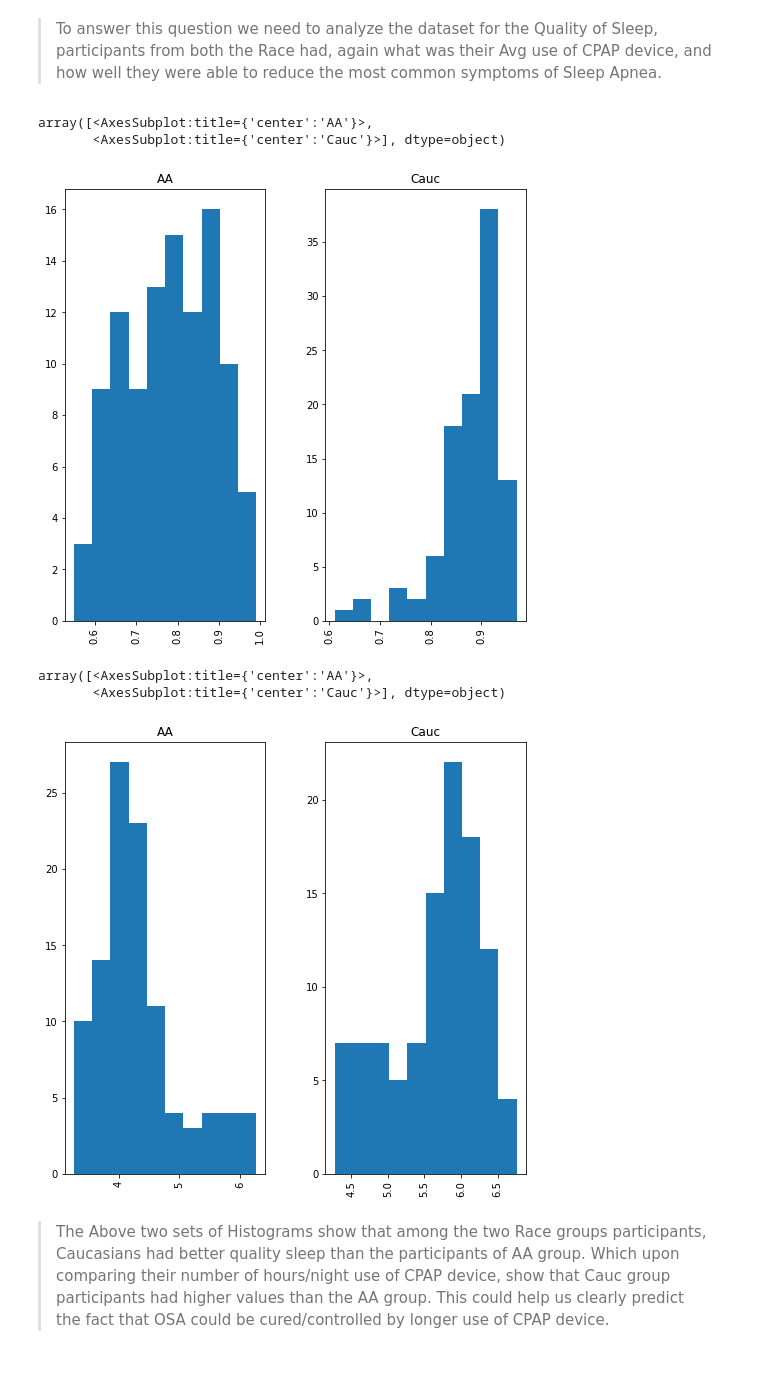
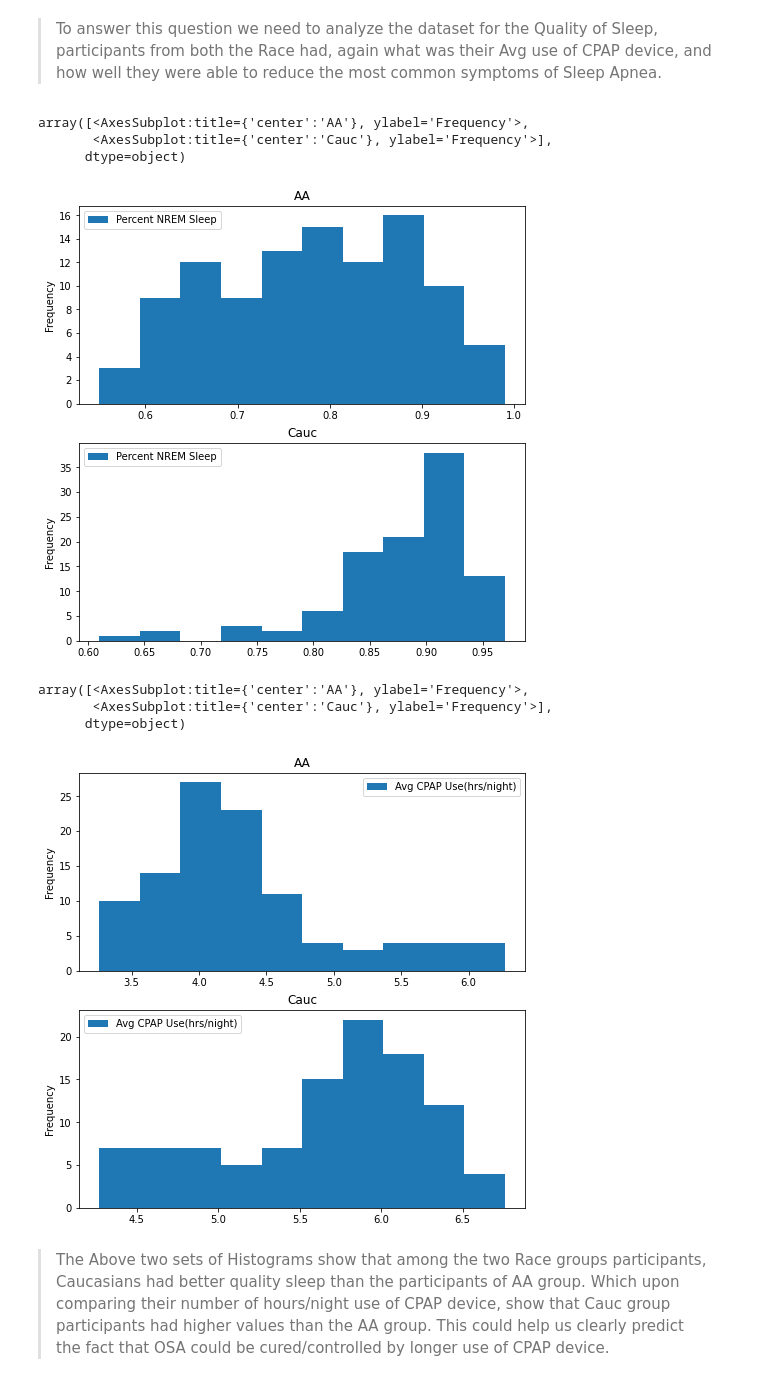
Before and after one commit to ashwinibhatt85/sleepapneastudy, a Jupyter notebook: sleepapneaanalysis2022.ipynb, the cells around one changed output. Drawn from its saved outputs; the diff is of its cells as text; code cells hidden in the pictures.

```diff
--- a/sleepapneaanalysis2022.ipynb
+++ b/sleepapneaanalysis2022.ipynb
@@ -243,7 +243,7 @@ Fresh      86
 Name: Type of Meals, dtype: int64
 # %%
 # Replace all 'A' in the 'Lifestyle' column to the value 'Active' and all 'S' to the value 'Sedentary'
-df["Lifestyle"] = df["Lifestyle"].replace('Activective', 'Active', regex=True)
-df["Lifestyle"] = df["Lifestyle"].replace('Sedentaryedentary', 'Sedentary', regex=True)
+df["Lifestyle"] = df["Lifestyle"].replace('A', 'Active', regex=True)
+df["Lifestyle"] = df["Lifestyle"].replace('S', 'Sedentary', regex=True)
 df["Lifestyle"].value_counts()
 # %% [output]
@@ -647,18 +654,20 @@ Question 3:  Can it be cured or even controlled over time by proper therapy(CPAP
 > To answer this question we need to analyze the dataset for the Quality of Sleep, participants from both the Race had, again what was their Avg use of CPAP device, and how well they were able to reduce the most common symptoms of Sleep Apnea.
 # %%
 #"Race", "Percent NREM Sleep"
-df.hist(column=["Percent NREM Sleep"],by="Race", figsize=(8,8))
+df.plot.hist(column=["Percent NREM Sleep"],by="Race", figsize=(8,8))
 # %% [output]
-array([<AxesSubplot:title={'center':'AA'}>,
-       <AxesSubplot:title={'center':'Cauc'}>], dtype=object)
+array([<AxesSubplot:title={'center':'AA'}, ylabel='Frequency'>,
+       <AxesSubplot:title={'center':'Cauc'}, ylabel='Frequency'>],
+      dtype=object)
-[figure, old version]
+[figure, new version]
 # %%
 #"Race", "Avg CPAP Use(hrs/night)"
-df.hist(column=["Avg CPAP Use(hrs/night)"],by="Race", figsize=(8,8))
+df.plot.hist(column=["Avg CPAP Use(hrs/night)"],by="Race", figsize=(8,8))
 # %% [output]
-array([<AxesSubplot:title={'center':'AA'}>,
-       <AxesSubplot:title={'center':'Cauc'}>], dtype=object)
+array([<AxesSubplot:title={'center':'AA'}, ylabel='Frequency'>,
+       <AxesSubplot:title={'center':'Cauc'}, ylabel='Frequency'>],
+      dtype=object)
-[figure, old version]
+[figure, new version]
 # %% [markdown]
 > The Above two sets of Histograms show that among the two Race groups participants, Caucasians had better quality sleep than the participants of AA group. Which upon comparing their number of hours/night use of CPAP device, show that Cauc group participants had higher values than the AA group. This could help us clearly predict the fact that OSA could be cured/controlled by longer use of CPAP device.
 # %%
```
Also changed, not shown: parts of 11 cells of this notebook.
